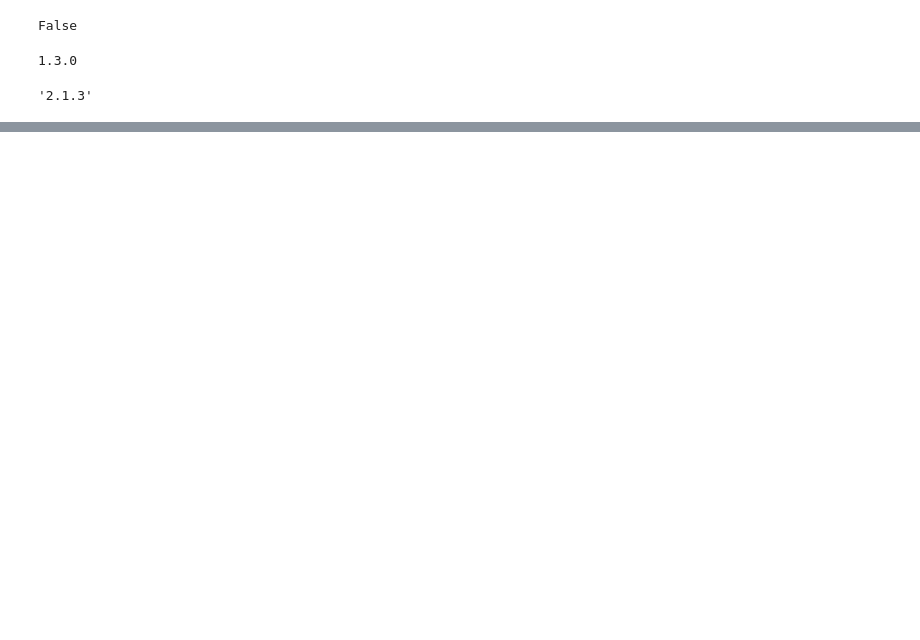
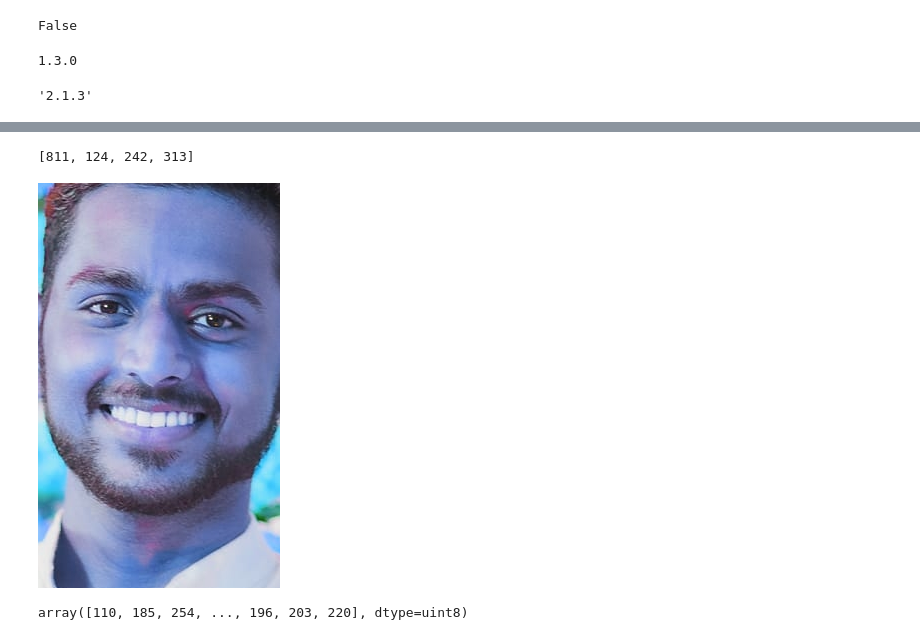
Before and after one commit to santoshgopane/FaceNet-model-using-Tensorflow-and-Keras, a Jupyter notebook: FaceNet V0.1.ipynb, the cells around one changed output, grey strips where cells are left out. Cells and saved outputs as stored; diff of their text form; code cells hidden in the pictures; blank space fills up the shorter version.

Commit message:
Face Extraction, Done!

```diff
--- a/FaceNet V0.1.ipynb
+++ b/FaceNet V0.1.ipynb
@@ -62,0 +69,2 @@ plt.imshow(arr)
+# %%
+box_result = mtcnn.detect_faces(img_arr)
@@ -62,0 +81,22 @@ plt.imshow(arr)
+# %%
+box_result[0]['box']
+# %% [output]
+[811, 124, 242, 313]
+# %%
+x1, y1, width, height = box_result[0]['box']
+# %%
+x1, y1 = abs(x1), abs(y1)
+x2, y2 = x1 + width, y + height
+# %%
+face = img_arr[y1:y2, x1:x2]
+# %%
+# One way to array to image!
+cropped_face = Image.fromarray(face)
+cropped_face
+# %% [output]
+[figure, added]
+# %%
+face_array = np.array(face)
+face_array.ravel()
+# %% [output]
+array([110, 185, 254, ..., 196, 203, 220], dtype=uint8)
```
Also changed, not shown: parts of 17 cells of this notebook.
